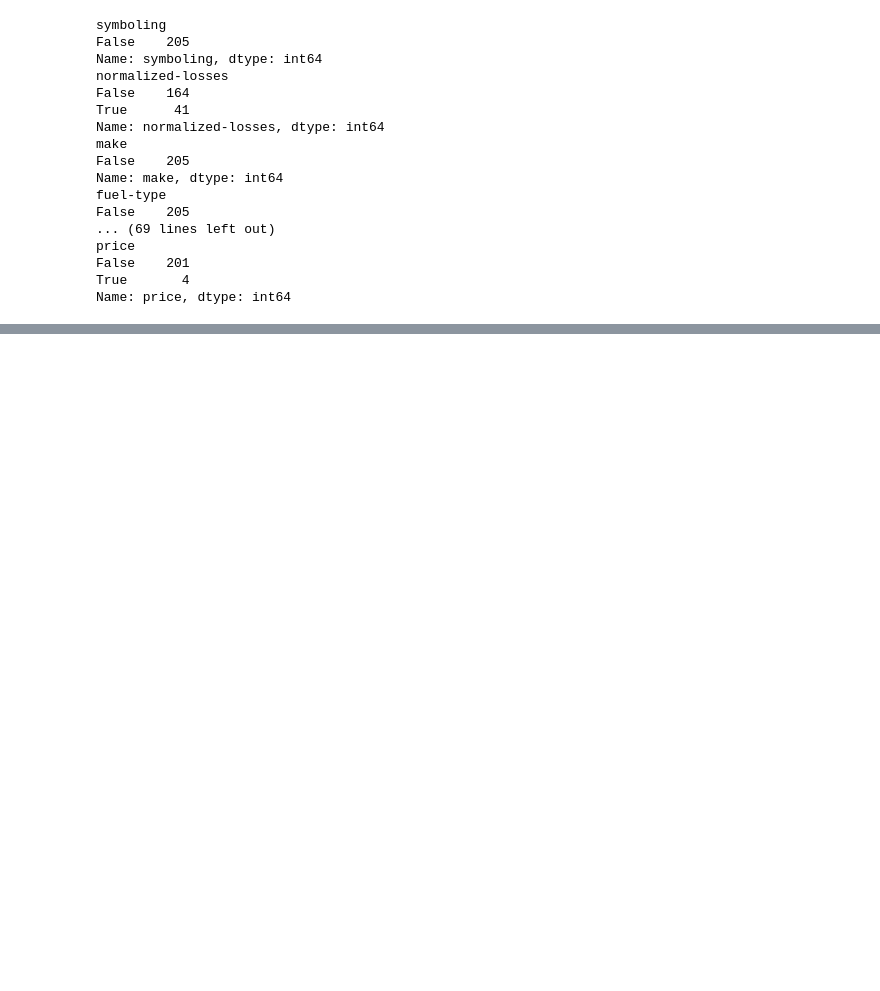
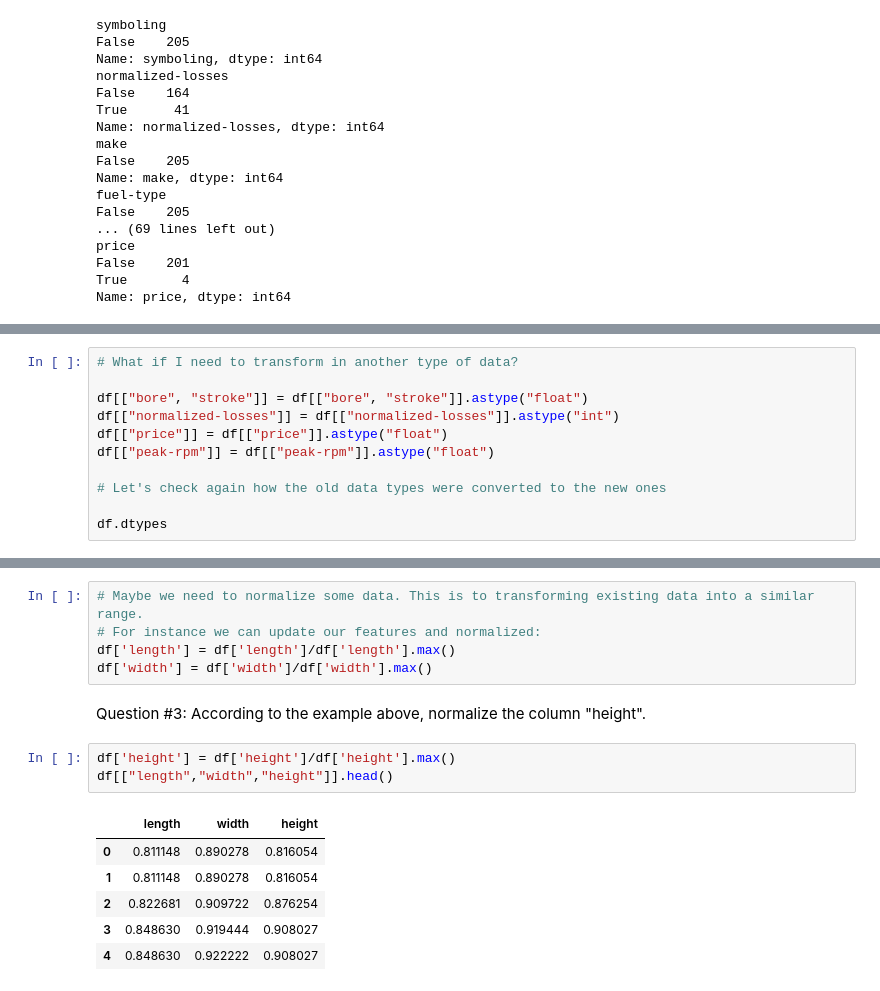
Before and after one commit to PosgradoMNA/actividades-de-aprendizaje-A01793146, a Jupyter notebook: DataAnalysis/Modulo2.ipynb, the cells around one changed output, grey strips where cells are left out. Drawn from its saved outputs; the diff is of its cells as text; blank space fills up the shorter version.

```diff
--- a/DataAnalysis/Modulo2.ipynb
+++ b/DataAnalysis/Modulo2.ipynb
@@ -110,0 +186,11 @@ Name: price, dtype: int64
+# %%
+# What if I need to transform in another type of data?
+
+df[["bore", "stroke"]] = df[["bore", "stroke"]].astype("float")
+df[["normalized-losses"]] = df[["normalized-losses"]].astype("int")
+df[["price"]] = df[["price"]].astype("float")
+df[["peak-rpm"]] = df[["peak-rpm"]].astype("float")
+
+# Let's check again how the old data types were converted to the new ones
+
+df.dtypes
@@ -110,0 +244,18 @@ Name: price, dtype: int64
+# %%
+# Maybe we need to normalize some data. This is to transforming existing data into a similar range.
+# For instance we can update our features and normalized:
+df['length'] = df['length']/df['length'].max()
+df['width'] = df['width']/df['width'].max()
+# %% [markdown]
+Question #3:
+According to the example above, normalize the column "height".
+# %%
+df['height'] = df['height']/df['height'].max()
+df[["length","width","height"]].head()
+# %% [output]
+|  | length | width | height |
+| 0 | 0.811148 | 0.890278 | 0.816054 |
+| 1 | 0.811148 | 0.890278 | 0.816054 |
+| 2 | 0.822681 | 0.909722 | 0.876254 |
+| 3 | 0.848630 | 0.919444 | 0.908027 |
+| 4 | 0.848630 | 0.922222 | 0.908027 |
```
Also changed, not shown: parts of 23 cells of this notebook.
